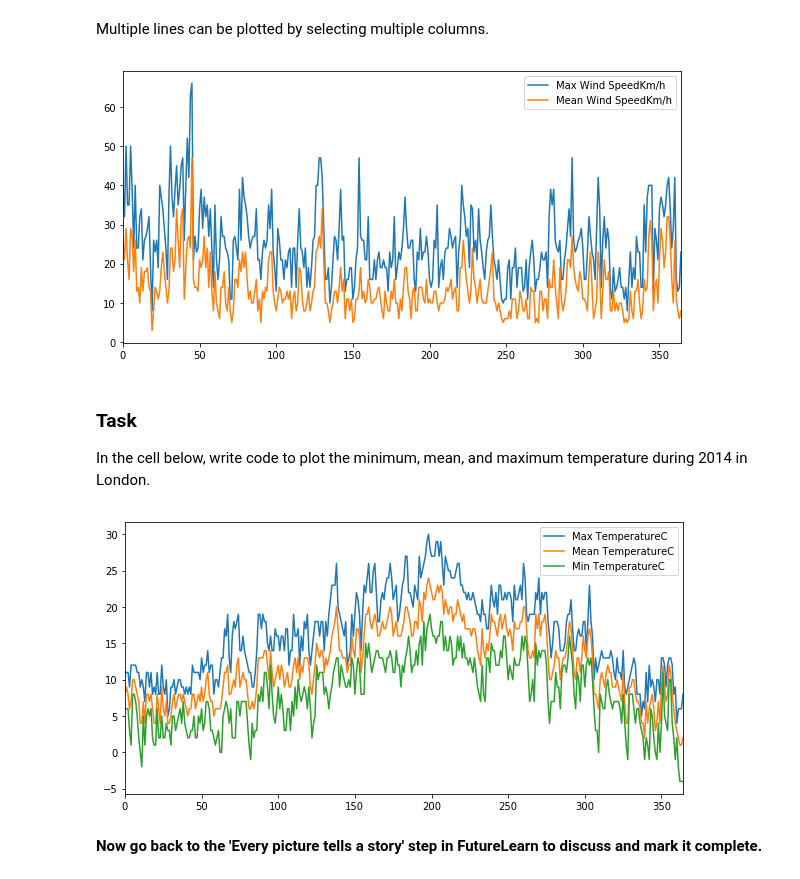
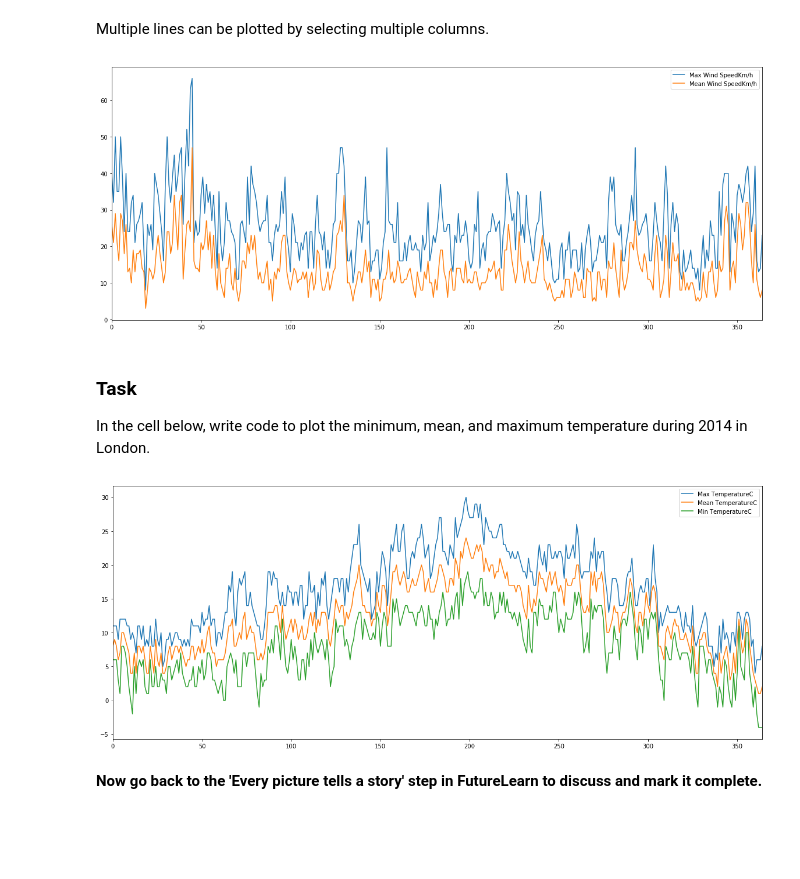
Before and after one commit to P7h/FutureLearn__Learn_to_Code_for_Data_Analysis, a Jupyter notebook: Week#2/Week_2_exercises.ipynb, the cells around one changed output. Cells and saved outputs as stored; diff of their text form; code cells hidden in the pictures; blank space fills up the shorter version.

```diff
--- a/Week#2/Week_2_exercises.ipynb
+++ b/Week#2/Week_2_exercises.ipynb
@@ -644,17 +644,17 @@ london[['Max Wind SpeedKm/h']].plot(grid=True, figsize=(10,5));
 # %% [markdown]
 Multiple lines can be plotted by selecting multiple columns.
 # %%
-london[['Max Wind SpeedKm/h', 'Mean Wind SpeedKm/h']].plot(grid=False, figsize=(10,5));
+london[['Max Wind SpeedKm/h', 'Mean Wind SpeedKm/h']].plot(grid=False, figsize=(20,8));
 # %% [output]
-[figure, old version]
+[figure, new version]
 # %% [markdown]
 ### Task
 
 In the cell below, write code to plot the minimum, mean, and maximum temperature during 2014 in London.
 # %%
-london[['Max TemperatureC', 'Mean TemperatureC', 'Min TemperatureC']].plot(grid=False, figsize=(10,5));
+london[['Max TemperatureC', 'Mean TemperatureC', 'Min TemperatureC']].plot(grid=False, figsize=(20,8));
 # %% [output]
-[figure, old version]
+[figure, new version]
 # %% [markdown]
 **Now go back to the 'Every picture tells a story' step in FutureLearn to discuss and mark it complete.**
 # %% [markdown]
```
Also changed, not shown: parts of 2 cells of this notebook, 2 other files.
